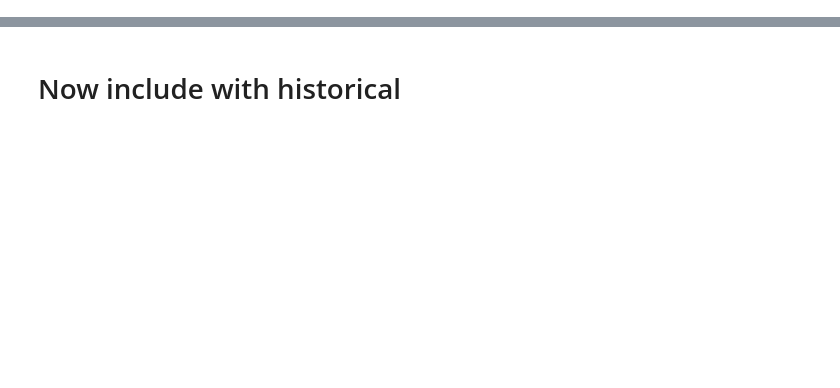
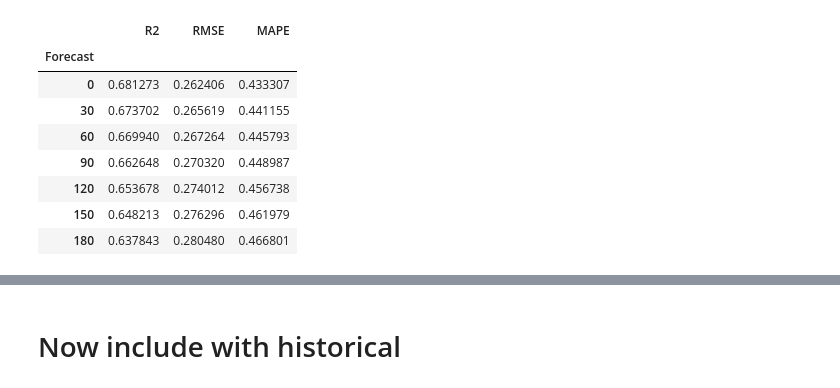
Before and after one commit to JPLMLIA/Time-FED, a Jupyter notebook: notebooks/PWV_plots.ipynb, the cells around one changed output, grey strips where cells are left out. Saved outputs shown, nothing was run; the diff lists cells and outputs as text; code cells hidden in the pictures; blank space fills up the shorter version.

```diff
--- a/notebooks/PWV_plots.ipynb
+++ b/notebooks/PWV_plots.ipynb
@@ -22,2 +23,12 @@ df_scores = pd.read_hdf('pwv.h5', 'scores')
 # %%
-df_scores
+df_scores_nofilt
+# %% [output]
+|  | R2 | RMSE | MAPE |
+| Forecast |  |  |  |
+| 0 | 0.681273 | 0.262406 | 0.433307 |
+| 30 | 0.673702 | 0.265619 | 0.441155 |
+| 60 | 0.669940 | 0.267264 | 0.445793 |
+| 90 | 0.662648 | 0.270320 | 0.448987 |
+| 120 | 0.653678 | 0.274012 | 0.456738 |
+| 150 | 0.648213 | 0.276296 | 0.461979 |
+| 180 | 0.637843 | 0.280480 | 0.466801 |
```
Also changed, not shown: parts of 5 cells of this notebook, 8 other files.
